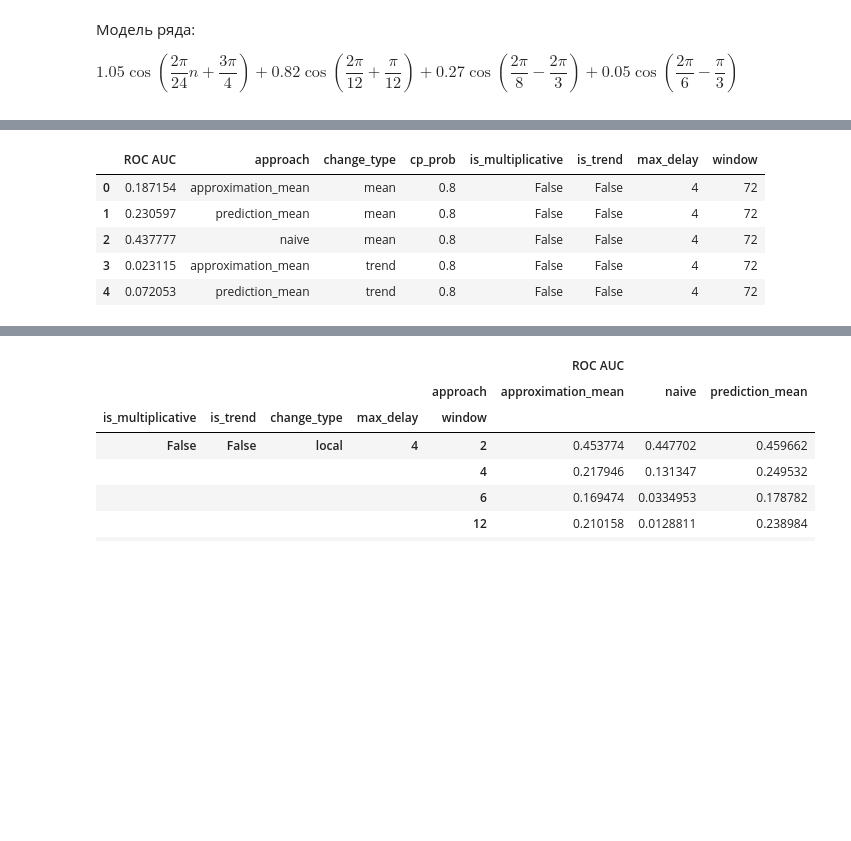
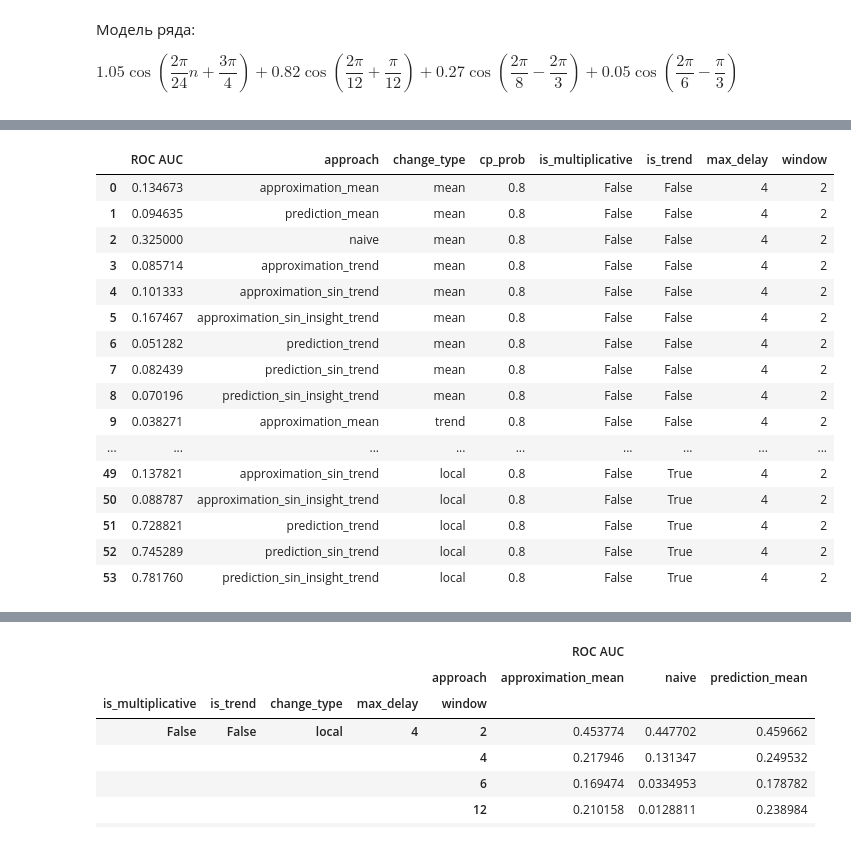
Before and after one commit to Klimmy/nir-ssa, a Jupyter notebook: 3rd semester/Pipeline.ipynb, the cells around one changed output, grey strips where cells are left out. Cells and saved outputs as stored; diff of their text form; code cells hidden in the pictures; blank space fills up the shorter version.

```diff
--- a/3rd semester/Pipeline.ipynb
+++ b/3rd semester/Pipeline.ipynb
@@ -293,7 +629,7 @@ len(WINDOWS)*len(IS_TRENDS)*len(CHANGE_TYPES)*len(MAX_DELAYS)*len(APPROACHES)
 # %%
 %%time
 
-ITERATIONS = 100
+ITERATIONS = 20
 CP_PROB = 0.8
 IS_MULTIPLICATIVE = False
 # WINDOW = 48
@@ -313,12 +649,14 @@ df_results = pd.DataFrame(columns=['approach',
 
 
 for WINDOW in WINDOWS:
-    print(datetime.datetime.now())
-    print(WINDOW)
+    print('Start at {}'.format(datetime.datetime.now()))
+#     print(WINDOW)
     for IS_TREND in IS_TRENDS:
         for CHANGE_TYPE in CHANGE_TYPES:
             for MAX_DELAY in MAX_DELAYS:
                 for APPROACH in APPROACHES:
+                    print('Approach {}'.format(APPROACH))
+                    print('Loop at {}'.format(datetime.datetime.now()))
                     threshold_list = get_threshold_list(iterations = ITERATIONS,
                                                         approach = APPROACH,
                                                         window = WINDOW,
@@ -330,22 +668,34 @@ for WINDOW in WINDOWS:
 
                     # threshold_list = [x/100 for x in range(100)]
                     # threshold_list = [x/1000 for x in range(1000)]
+                    print('Got thresholds {}'.format(datetime.datetime.now()))
                     actual, predicted, thresholds = [], [], []
-
-                    for tr in threshold_list:
-                        actual_temp, predicted_temp = cp_detection_modeling(iterations = ITERATIONS,
+                    actual, predicted, thresholds = cp_detection_modeling(iterations = ITERATIONS,
                                                                   approach = APPROACH,
                                                                   max_delay = MAX_DELAY,
                                                                   _window = WINDOW,
                                                                   _cp_prob = CP_PROB,
                                                                   _is_multiplicative = IS_MULTIPLICATIVE,
-                                                                  _threshold = tr,
+                                                                  threshold_list = threshold_list,
                                                                   _is_trend = IS_TREND,
                                                                   _change_type = CHANGE_TYPE
                                                                            )
-                        actual.extend(actual_temp)
-                        predicted.extend(predicted_temp)
-                        thresholds.extend([tr]*len(actual_temp))
+                    print('Actual and precited calculated {}'.format(datetime.datetime.now()))
+#                     for tr in threshold_list:
+#                         print(tr)
+#                         actual_temp, predicted_temp = cp_detection_modeling(iterations = ITERATIONS,
+#                                                                   approach = APPROACH,
+#                                                                   max_delay = MAX_DELAY,
+#                                                                   _window = WINDOW,
+#                                                                   _cp_prob = CP_PROB,
+#                                                                   _is_multiplicative = IS_MULTIPLICATIVE,
+#                                                                   _threshold = tr,
+#                                                                   _is_trend = IS_TREND,
+#                                                                   _change_type = CHANGE_TYPE
+#                                                                            )
+#                         actual.extend(actual_temp)
+#                         predicted.extend(predicted_temp)
+#                         thresholds.extend([tr]*len(actual_temp))
 
                     df_cp = pd.DataFrame({'actual': actual, 'predicted': predicted, 'threshold': thresholds})
 
@@ -355,7 +705,6 @@ for WINDOW in WINDOWS:
                     average_delay = []
                     precision_filter = []
                     # test = []
-
                     for tr in threshold_list:
                         cp_result = cp_quality(df_cp.loc[df_cp['threshold'] == tr, 'actual'],
                                                df_cp.loc[df_cp['threshold'] == tr, 'predicted'],
@@ -383,9 +732,8 @@ for WINDOW in WINDOWS:
                             precision_filter.append(False)
 
                     #     test.append(cp_result[0])
-
+                    print('Quality calculated {}'.format(datetime.datetime.now()))
                     unspecificity = [1-x for x in specificity]
-
 
                     unspecificity_sorted, recall_sorted = (list(t) for t in zip(*sorted(zip(unspecificity, recall))))
                     df_results = df_results.append(pd.DataFrame(
@@ -400,6 +748,7 @@ for WINDOW in WINDOWS:
                             'ROC AUC': np.trapz(recall_sorted, unspecificity_sorted)
                         }, index=[0]), ignore_index=True
                     )
+                    print('End of loop {}'.format(datetime.datetime.now()))
 #                     print('ROC AUC: {}'.format(np.trapz(unspecificity_sorted, recall_sorted)))
 
 #                     plt.plot(np.linspace(0, 1, 100), np.linspace(0, 1, 100))
@@ -437,9 +785,20 @@ Wall time: 15min 4s
 # %%
-df_results.head()
+df_results
 # %% [output]
 |  | ROC AUC | approach | change_type | cp_prob | is_multiplicative | is_trend | max_delay | window |
-| 0 | 0.187154 | approximation_mean | mean | 0.8 | False | False | 4 | 72 |
-| 1 | 0.230597 | prediction_mean | mean | 0.8 | False | False | 4 | 72 |
-| 2 | 0.437777 | naive | mean | 0.8 | False | False | 4 | 72 |
-| 3 | 0.023115 | approximation_mean | trend | 0.8 | False | False | 4 | 72 |
-| 4 | 0.072053 | prediction_mean | trend | 0.8 | False | False | 4 | 72 |
+| 0 | 0.134673 | approximation_mean | mean | 0.8 | False | False | 4 | 2 |
+| 1 | 0.094635 | prediction_mean | mean | 0.8 | False | False | 4 | 2 |
+| 2 | 0.325000 | naive | mean | 0.8 | False | False | 4 | 2 |
+| 3 | 0.085714 | approximation_trend | mean | 0.8 | False | False | 4 | 2 |
+| 4 | 0.101333 | approximation_sin_trend | mean | 0.8 | False | False | 4 | 2 |
+| 5 | 0.167467 | approximation_sin_insight_trend | mean | 0.8 | False | False | 4 | 2 |
+| 6 | 0.051282 | prediction_trend | mean | 0.8 | False | False | 4 | 2 |
+| 7 | 0.082439 | prediction_sin_trend | mean | 0.8 | False | False | 4 | 2 |
+| 8 | 0.070196 | prediction_sin_insight_trend | mean | 0.8 | False | False | 4 | 2 |
+| 9 | 0.038271 | approximation_mean | trend | 0.8 | False | False | 4 | 2 |
+| ... | ... | ... | ... | ... | ... | ... | ... | ... |
+| 49 | 0.137821 | approximation_sin_trend | local | 0.8 | False | True | 4 | 2 |
+| 50 | 0.088787 | approximation_sin_insight_trend | local | 0.8 | False | True | 4 | 2 |
+| 51 | 0.728821 | prediction_trend | local | 0.8 | False | True | 4 | 2 |
+| 52 | 0.745289 | prediction_sin_trend | local | 0.8 | False | True | 4 | 2 |
+| 53 | 0.781760 | prediction_sin_insight_trend | local | 0.8 | False | True | 4 | 2 |
```
Also changed, not shown: parts of 23 cells of this notebook, 1 other file.
